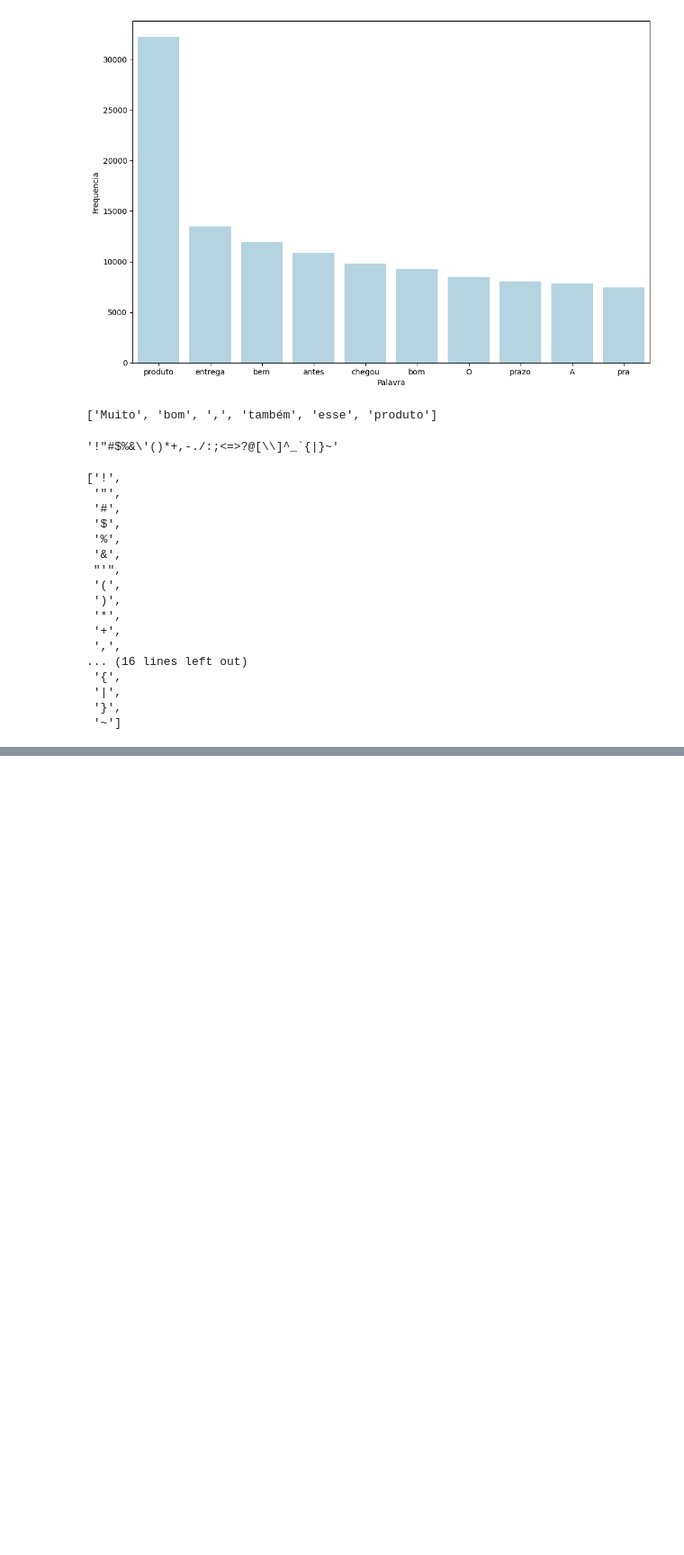
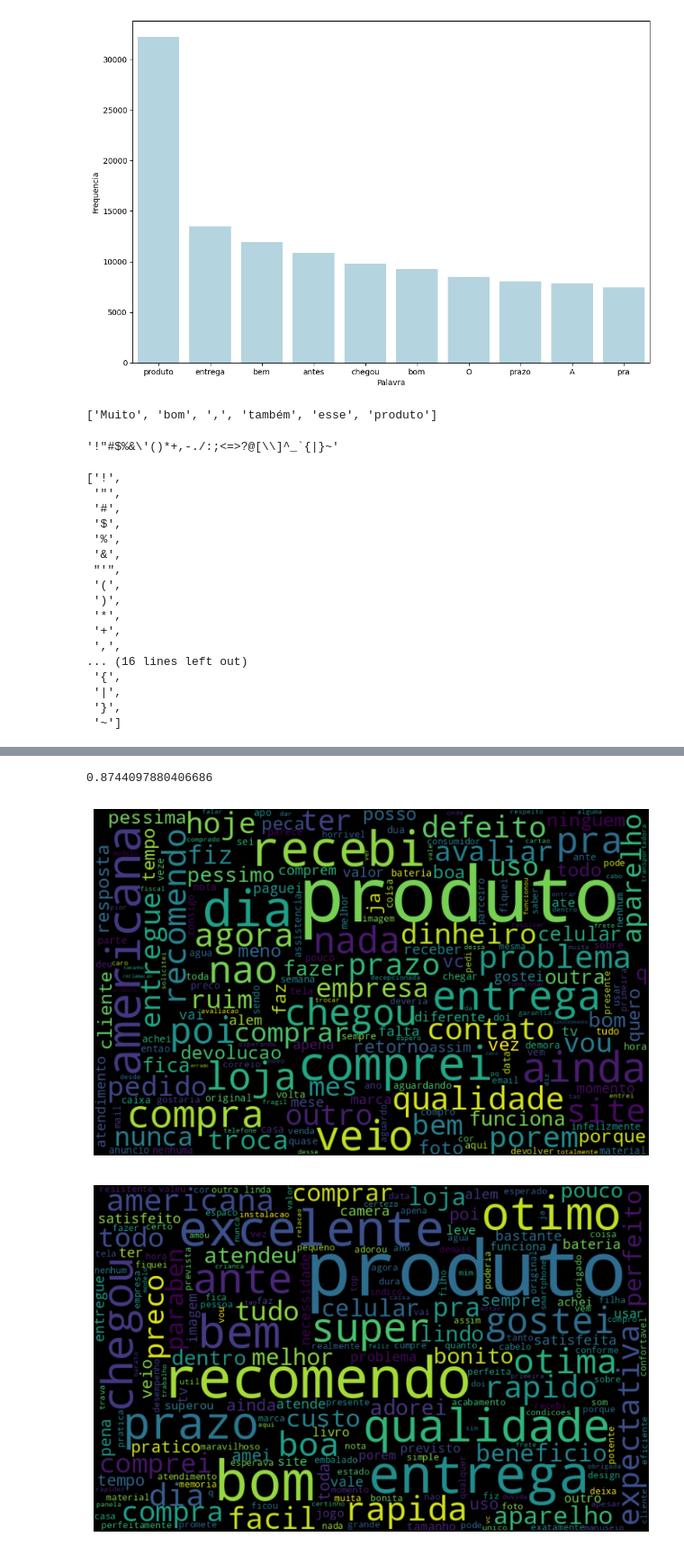
Before and after one commit to ElisabeteXavier/FIAP-Pos-IA-para-Devs, a Jupyter notebook: Fase 2/MEU DESENVOLVIENTO/Aula 2 - Bag of words, Word cloud/teste.ipynb, the cells around one changed output, grey strips where cells are left out. Shown at 90% size. Cells and saved outputs as stored; diff of their text form; code cells hidden in the pictures; blank space fills up the shorter version.

```diff
--- a/Fase 2/MEU DESENVOLVIENTO/Aula 2 - Bag of words, Word cloud/teste.ipynb
+++ b/Fase 2/MEU DESENVOLVIENTO/Aula 2 - Bag of words, Word cloud/teste.ipynb
@@ -448,0 +467,2 @@ grafico(avaliacoes,"Texto_sem_StopWords_pontuacao",20)
+# %%
+sem_acentos = [unidecode.unidecode(texto) for texto in avaliacoes.Texto_sem_StopWords_pontuacao]
@@ -448,0 +514,2 @@ grafico(avaliacoes,"Texto_sem_StopWords_pontuacao",20)
+# %%
+avaliacoes["Texto_sem_StopWords_pontuacao_e_acentos"] = sem_acentos
@@ -448,0 +531,10 @@ grafico(avaliacoes,"Texto_sem_StopWords_pontuacao",20)
+# %%
+treinar_modelo(avaliacoes, 'Texto_sem_StopWords_pontuacao_e_acentos', 'polarity')
+# %% [output]
+0.8744097880406686
+# %%
+wordcloud_negativas(avaliacoes,"Texto_sem_StopWords_pontuacao_e_acentos")
+wordcloud_positivas(avaliacoes,"Texto_sem_StopWords_pontuacao_e_acentos")
+# %% [output]
+[figure, added]
+[figure, added]
```
Also changed, not shown: parts of 16 cells of this notebook.
